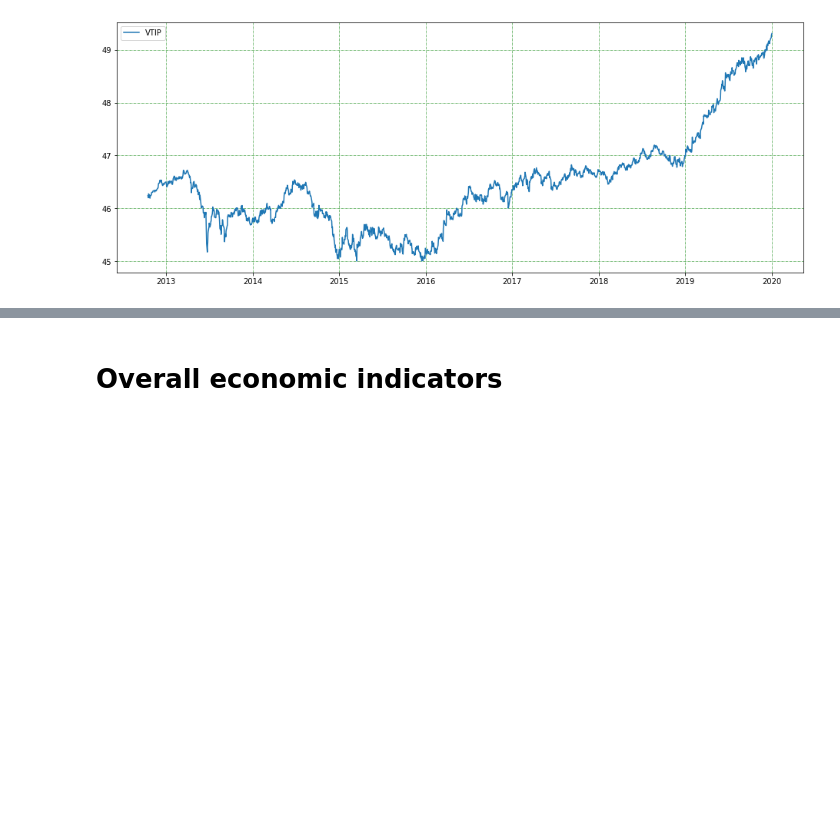
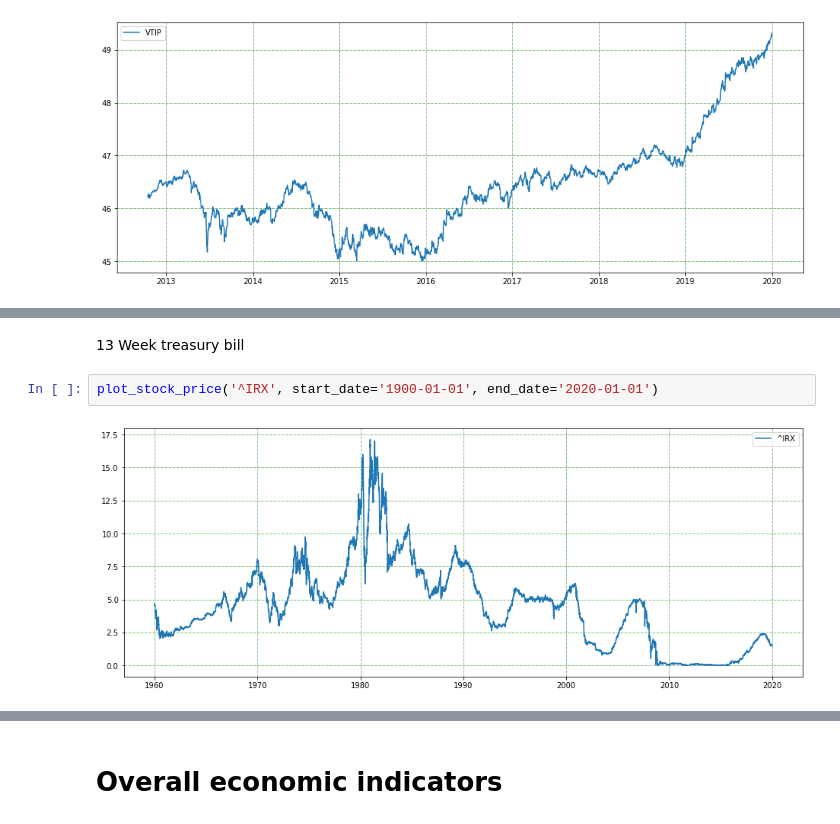
Before and after one commit to kiskani/kiskani.github.io, a Jupyter notebook: finance/2020/01/03/Finance-Notebook-1.ipynb, the cells around one changed output, grey strips where cells are left out. Drawn from its saved outputs; the diff is of its cells as text; blank space fills up the shorter version.

```diff
--- a/finance/2020/01/03/Finance-Notebook-1.ipynb
+++ b/finance/2020/01/03/Finance-Notebook-1.ipynb
@@ -170,0 +187,6 @@ plot_stock_price('VTIP', start_date='1990-01-01', end_date='2020-01-01')
+# %% [markdown]
+13 Week treasury bill
+# %%
+plot_stock_price('^IRX', start_date='1900-01-01', end_date='2020-01-01')
+# %% [output]
+[figure, added]
```
Also changed, not shown: parts of 32 cells of this notebook, 17 other files.
